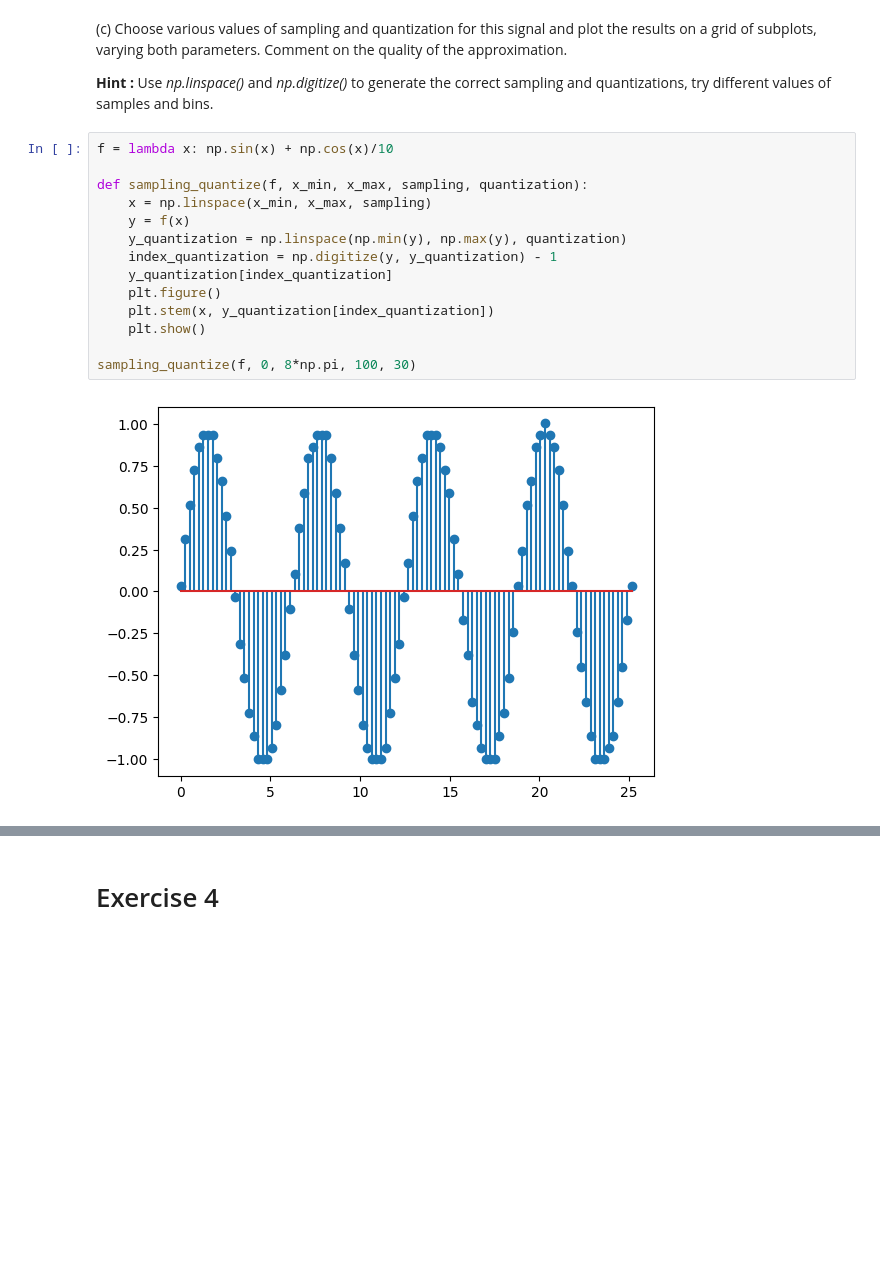
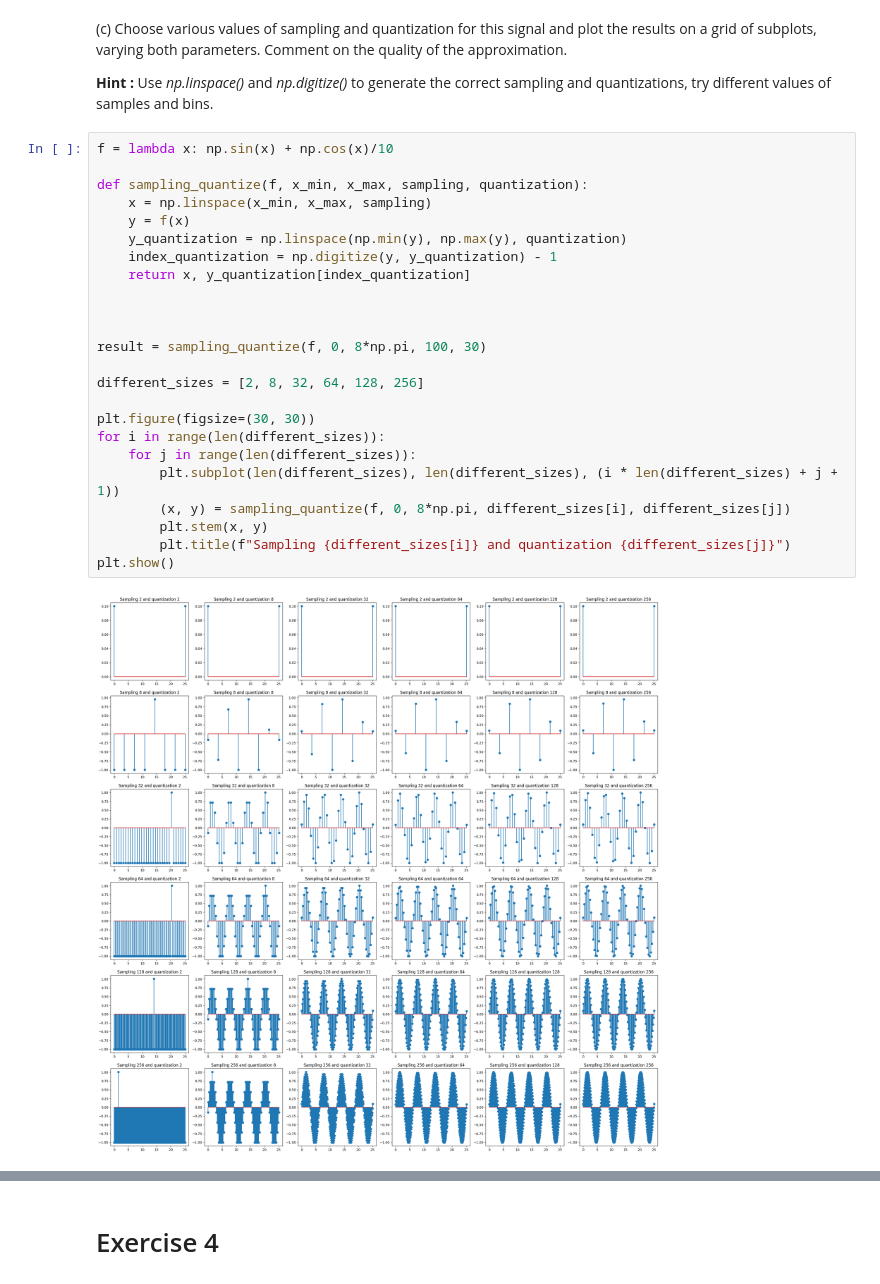
Before and after one commit to Arkanthara/digital_image_processing, a Jupyter notebook: TP3_Image_acquisition_and_sensing.ipynb, the cells around one changed output, grey strips where cells are left out. Saved outputs shown, nothing was run; the diff lists cells and outputs as text; blank space fills up the shorter version.

```diff
--- a/TP3_Image_acquisition_and_sensing.ipynb
+++ b/TP3_Image_acquisition_and_sensing.ipynb
@@ -207,19 +213,29 @@ visualize_signal()
 # %%
 f = lambda x: np.sin(x) + np.cos(x)/10
 
 def sampling_quantize(f, x_min, x_max, sampling, quantization):
     x = np.linspace(x_min, x_max, sampling)
     y = f(x)
     y_quantization = np.linspace(np.min(y), np.max(y), quantization)
     index_quantization = np.digitize(y, y_quantization) - 1
-    y_quantization[index_quantization]
-    plt.figure()
-    plt.stem(x, y_quantization[index_quantization])
-    plt.show()
+    return x, y_quantization[index_quantization]
 
-sampling_quantize(f, 0, 8*np.pi, 100, 30)
+
+
+result = sampling_quantize(f, 0, 8*np.pi, 100, 30)
+
+different_sizes = [2, 8, 32, 64, 128, 256]
+
+plt.figure(figsize=(30, 30))
+for i in range(len(different_sizes)):
+    for j in range(len(different_sizes)):
+        plt.subplot(len(different_sizes), len(different_sizes), (i * len(different_sizes) + j + 1))
+        (x, y) = sampling_quantize(f, 0, 8*np.pi, different_sizes[i], different_sizes[j])
+        plt.stem(x, y)
+        plt.title(f"Sampling {different_sizes[i]} and quantization {different_sizes[j]}")
+plt.show()
 # %% [output]
-[figure, old version]
+[figure, new version]
 # %% [markdown]
 > Answer here
 
```
Also changed, not shown: parts of 23 cells of this notebook, 2 other files.
